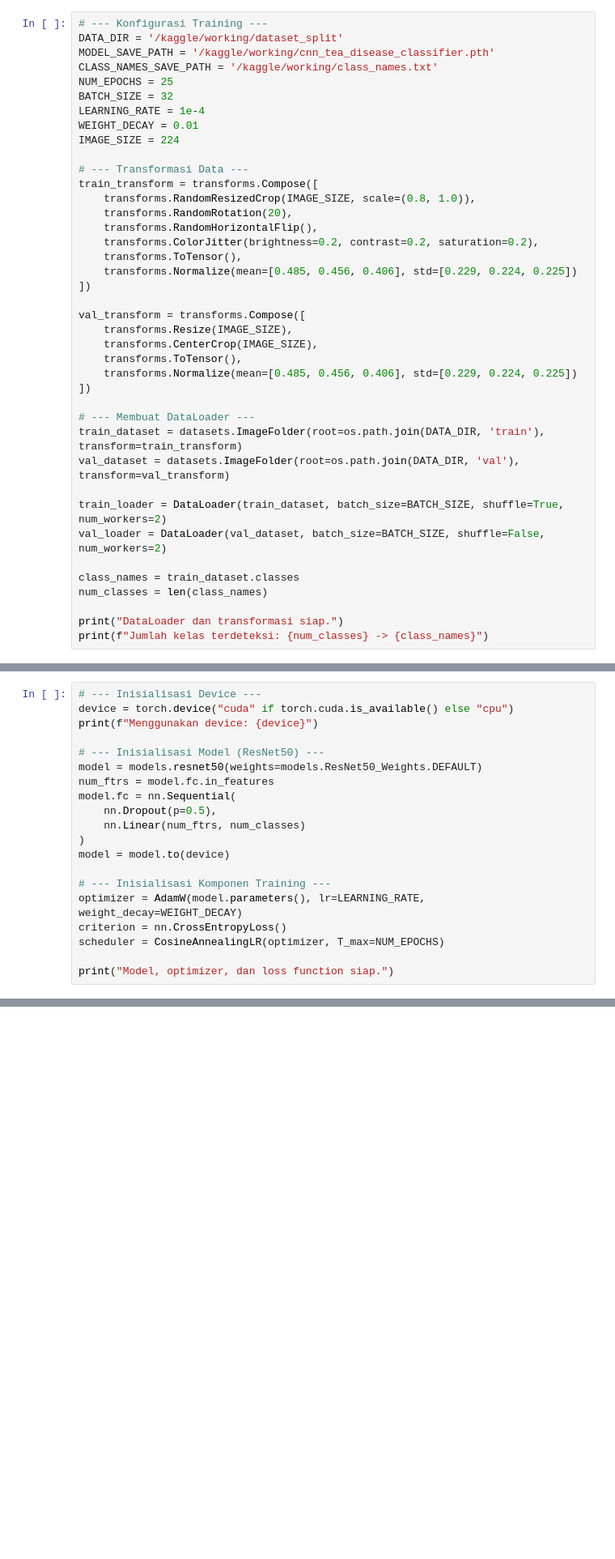
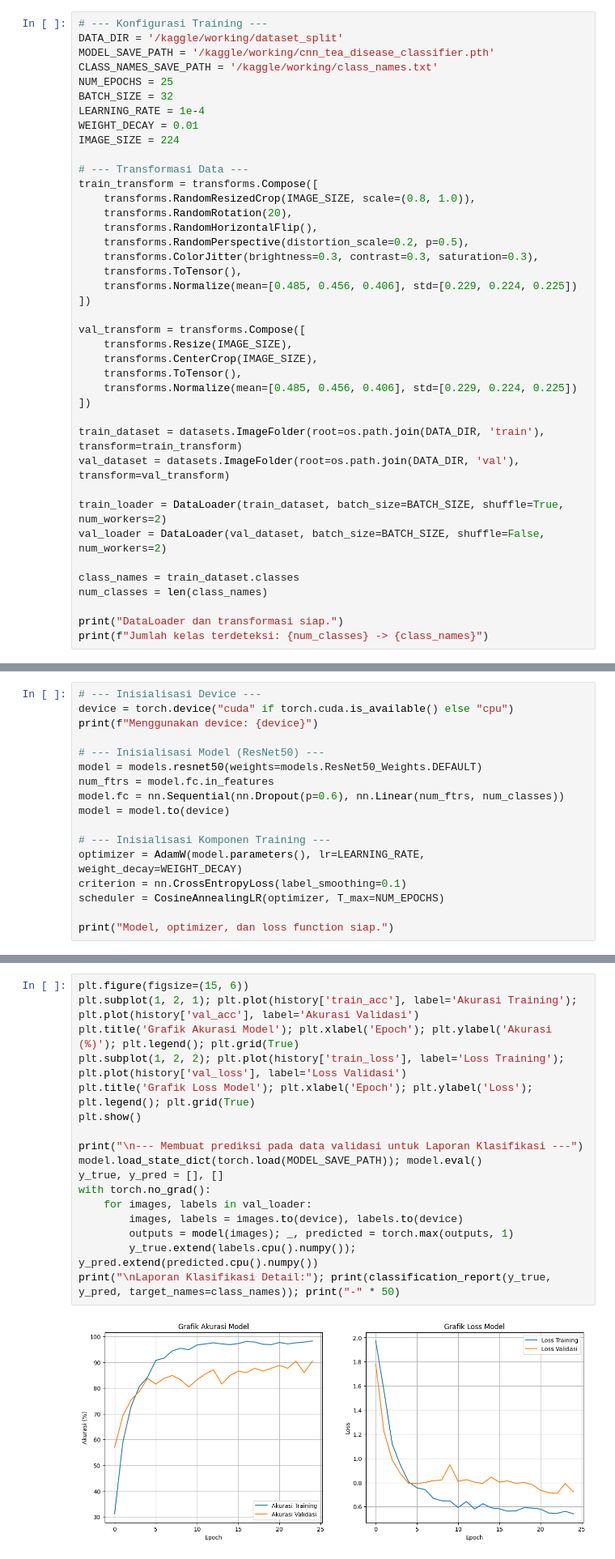
Before and after one commit to SannRainy/Book-Clasification, a Jupyter notebook: Backend/tea-klasifikasi-penyakit.ipynb, the cells around one changed output, grey strips where cells are left out. Shown at 81% size. Drawn from its saved outputs; the diff is of its cells as text; blank space fills up the shorter version.

```diff
--- a/Backend/tea-klasifikasi-penyakit.ipynb
+++ b/Backend/tea-klasifikasi-penyakit.ipynb
@@ -39,7 +44,8 @@ train_transform = transforms.Compose([
     transforms.RandomResizedCrop(IMAGE_SIZE, scale=(0.8, 1.0)),
     transforms.RandomRotation(20),
     transforms.RandomHorizontalFlip(),
-    transforms.ColorJitter(brightness=0.2, contrast=0.2, saturation=0.2),
+    transforms.RandomPerspective(distortion_scale=0.2, p=0.5),
+    transforms.ColorJitter(brightness=0.3, contrast=0.3, saturation=0.3),
     transforms.ToTensor(),
     transforms.Normalize(mean=[0.485, 0.456, 0.406], std=[0.229, 0.224, 0.225])
 ])
@@ -51,7 +57,6 @@ val_transform = transforms.Compose([
     transforms.Normalize(mean=[0.485, 0.456, 0.406], std=[0.229, 0.224, 0.225])
 ])
 
-# --- Membuat DataLoader ---
 train_dataset = datasets.ImageFolder(root=os.path.join(DATA_DIR, 'train'), transform=train_transform)
 val_dataset = datasets.ImageFolder(root=os.path.join(DATA_DIR, 'val'), transform=val_transform)
 
@@ -71,15 +79,12 @@ print(f"Menggunakan device: {device}")
 # --- Inisialisasi Model (ResNet50) ---
 model = models.resnet50(weights=models.ResNet50_Weights.DEFAULT)
 num_ftrs = model.fc.in_features
-model.fc = nn.Sequential(
-    nn.Dropout(p=0.5),
-    nn.Linear(num_ftrs, num_classes)
-)
+model.fc = nn.Sequential(nn.Dropout(p=0.6), nn.Linear(num_ftrs, num_classes))
 model = model.to(device)
 
 # --- Inisialisasi Komponen Training ---
 optimizer = AdamW(model.parameters(), lr=LEARNING_RATE, weight_decay=WEIGHT_DECAY)
-criterion = nn.CrossEntropyLoss()
+criterion = nn.CrossEntropyLoss(label_smoothing=0.1)
 scheduler = CosineAnnealingLR(optimizer, T_max=NUM_EPOCHS)
 
 print("Model, optimizer, dan loss function siap.")
@@ -124,0 +186,19 @@ print(f"\n--- Training Selesai. Akurasi terbaik yang disimpan: {best_accuracy:.2
+# %%
+plt.figure(figsize=(15, 6))
+plt.subplot(1, 2, 1); plt.plot(history['train_acc'], label='Akurasi Training'); plt.plot(history['val_acc'], label='Akurasi Validasi')
+plt.title('Grafik Akurasi Model'); plt.xlabel('Epoch'); plt.ylabel('Akurasi (%)'); plt.legend(); plt.grid(True)
+plt.subplot(1, 2, 2); plt.plot(history['train_loss'], label='Loss Training'); plt.plot(history['val_loss'], label='Loss Validasi')
+plt.title('Grafik Loss Model'); plt.xlabel('Epoch'); plt.ylabel('Loss'); plt.legend(); plt.grid(True)
+plt.show()
+
+print("\n--- Membuat prediksi pada data validasi untuk Laporan Klasifikasi ---")
+model.load_state_dict(torch.load(MODEL_SAVE_PATH)); model.eval()
+y_true, y_pred = [], []
+with torch.no_grad():
+    for images, labels in val_loader:
+        images, labels = images.to(device), labels.to(device)
+        outputs = model(images); _, predicted = torch.max(outputs, 1)
+        y_true.extend(labels.cpu().numpy()); y_pred.extend(predicted.cpu().numpy())
+print("\nLaporan Klasifikasi Detail:"); print(classification_report(y_true, y_pred, target_names=class_names)); print("-" * 50)
+# %% [output]
+[figure, added]
```
Also changed, not shown: parts of 8 cells of this notebook.
